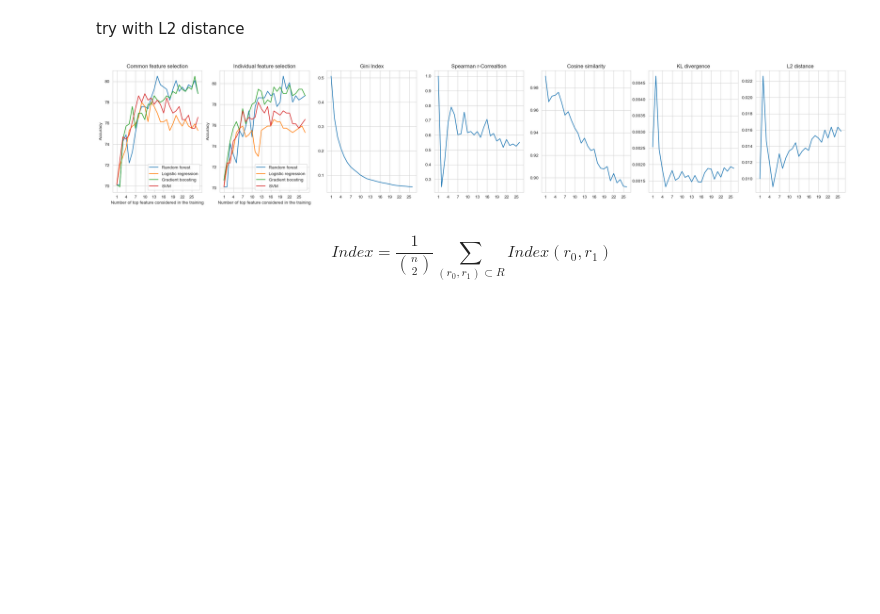
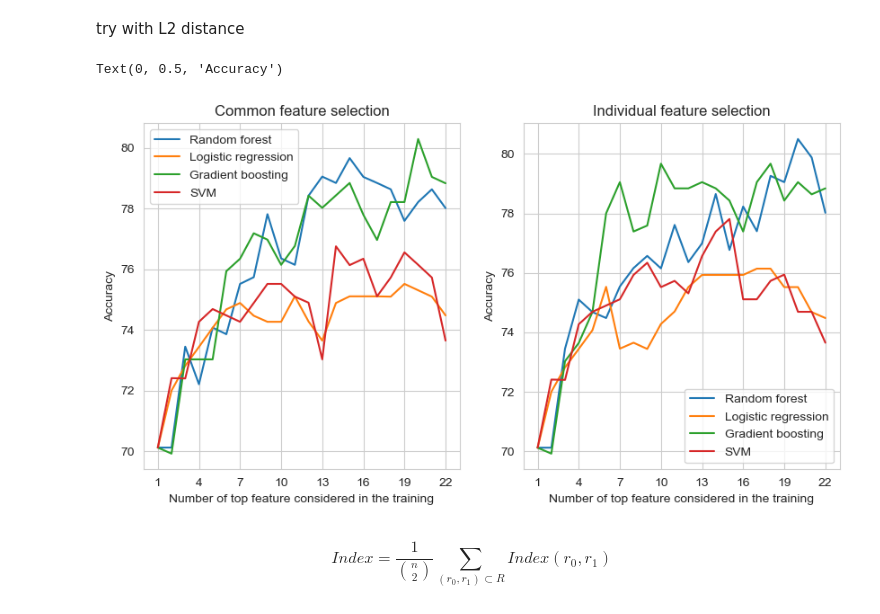
Before and after one commit to AlbertoSinigaglia/cognitive-replication-problem, a Jupyter notebook: prj.ipynb, the cells around one changed output. Saved outputs shown, nothing was run; the diff lists cells and outputs as text; code cells hidden in the pictures; blank space fills up the shorter version.

```diff
--- a/prj.ipynb
+++ b/prj.ipynb
@@ -132,3 +137,14 @@ plt.legend(["Honest", "Dishonest"])
+# %%
+while True:
+	corr = stats.spearmanr(X).correlation
+	correlations = np.where(np.sum(
+		np.abs(corr*(1-np.identity(len(corr)))) > .5
+		, axis=1) > 0)[0]
+	if len(correlations) > 0:
+		X = X[:,np.where(np.arange(0, X.shape[-1]) != correlations[0])[0]]
+		print(f"deleting {correlations[0]}")
+	else:
+		break
 # %% [markdown]
 ## FS with model dependent
 # %%
@@ -355,44 +370,46 @@ for fs in features_importance_at_each_step:
 		np.mean(temp)
 	)
 # %%
-_, axs = plt.subplots(1, 7, figsize=(30,5))
+#_, axs = plt.subplots(1, 7, figsize=(30,5))
+_, axs = plt.subplots(1, 2, figsize=(10,5))
 axs[0].set_title("Common feature selection")
 axs[0].plot(np.arange(1, X.shape[-1]+1), accuracies_filtered_together[::-1])
 axs[0].set_xticks(np.arange(1, X.shape[-1]+1, 3))
 axs[0].legend(["Random forest", "Logistic regression", "Gradient boosting", "SVM"])
 axs[0].set_xlabel("Number of top feature considered in the training")
 axs[0].set_ylabel("Accuracy")
 
 axs[1].set_title("Individual feature selection")
 axs[1].plot(np.arange(1, X.shape[-1]+1), accuracies_filtered_singularly[::-1])
 axs[1].set_xticks(np.arange(1, X.shape[-1]+1, 3))
 axs[1].legend(["Random forest", "Logistic regression", "Gradient boosting", "SVM"])
 axs[1].set_xlabel("Number of top feature considered in the training")
 axs[1].set_ylabel("Accuracy")
 
-axs[2].set_title("Gini Index")
-axs[2].plot(np.arange(1, X.shape[-1]), np.array(gini_index_values[::-1]))
-_ = axs[2].set_xticks(np.arange(1, X.shape[-1]+1, 3))
-
-axs[3].set_title("Spearman r-Correaltion")
-axs[3].plot(np.arange(1, X.shape[-1]), avg_spearmanr[::-1])
-_ = axs[3].set_xticks(np.arange(1, X.shape[-1]+1, 3))
-
-axs[4].set_title("Cosine similarity")
-axs[4].plot(np.arange(1, X.shape[-1]), avg_cosine[::-1])
-_ = axs[4].set_xticks(np.arange(1, X.shape[-1]+1, 3))
-
-
-axs[5].set_title("KL divergence")
-axs[5].plot(np.arange(1, X.shape[-1]), np.array(avg_kl[::-1])/np.arange(1,27))
-_ = axs[5].set_xticks(np.arange(1, X.shape[-1]+1, 3))
-
-
-axs[6].set_title("L2 distance")
-axs[6].plot(np.arange(1, X.shape[-1]), avg_L2[::-1])
-_ = axs[6].set_xticks(np.arange(1, X.shape[-1]+1, 3))
+# axs[2].set_title("Gini Index")
+# axs[2].plot(np.arange(1, X.shape[-1]), np.array(gini_index_values[::-1]))
+# _ = axs[2].set_xticks(np.arange(1, X.shape[-1]+1, 3))
+#
+# axs[3].set_title("Spearman r-Correaltion")
+# axs[3].plot(np.arange(1, X.shape[-1]), avg_spearmanr[::-1])
+# _ = axs[3].set_xticks(np.arange(1, X.shape[-1]+1, 3))
+#
+# axs[4].set_title("Cosine similarity")
+# axs[4].plot(np.arange(1, X.shape[-1]), avg_cosine[::-1])
+# _ = axs[4].set_xticks(np.arange(1, X.shape[-1]+1, 3))
+#
+#
+# axs[5].set_title("KL divergence")
+# axs[5].plot(np.arange(1, X.shape[-1]), np.array(avg_kl[::-1])/np.arange(1,27))
+# _ = axs[5].set_xticks(np.arange(1, X.shape[-1]+1, 3))
+#
+#
+# axs[6].set_title("L2 distance")
+# axs[6].plot(np.arange(1, X.shape[-1]), avg_L2[::-1])
+# _ = axs[6].set_xticks(np.arange(1, X.shape[-1]+1, 3))
 # %% [output]
+Text(0, 0.5, 'Accuracy')
-[figure, old version]
+[figure, new version]
 # %% [markdown]
 $$
 Index = \frac{1}{n \choose 2} \sum_{(r_0, r_1) \subset R} Index(r_0, r_1)
```
Also changed, not shown: parts of 110 cells of this notebook.
